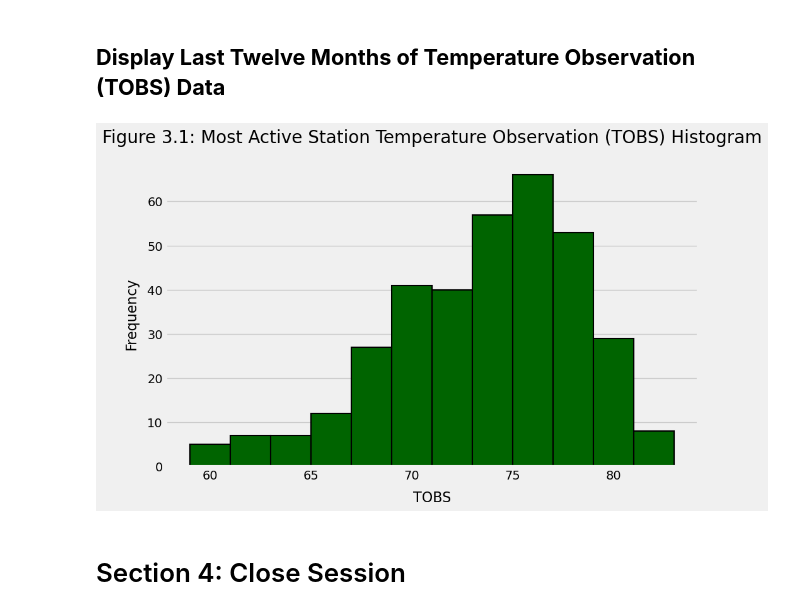
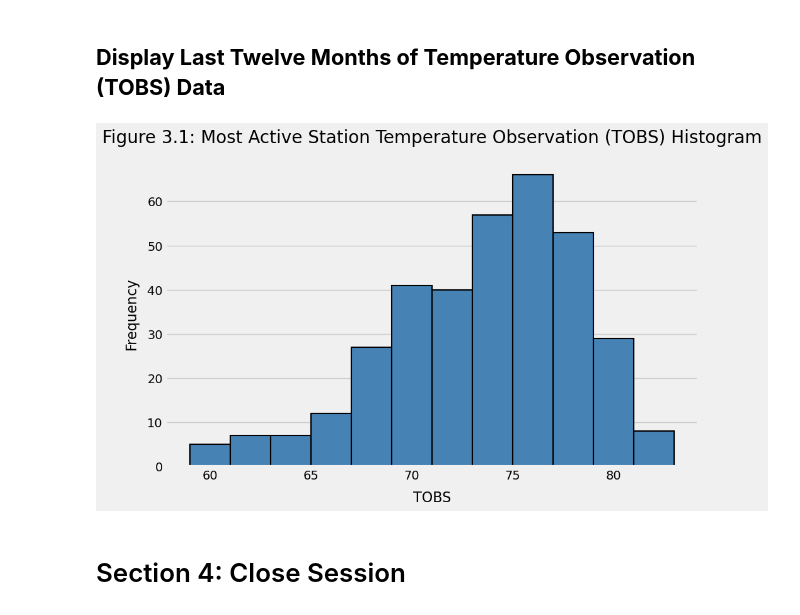
Before and after one commit to njamesgeorge1223/Precipitation-Analysis-from-Weather-Stations-using-SQLAlchemy, a Jupyter notebook: ClimatePy.ipynb, the cells around one changed output. Saved outputs shown, nothing was run; the diff lists cells and outputs as text; code cells hidden in the pictures.

```diff
--- a/ClimatePy.ipynb
+++ b/ClimatePy.ipynb
@@ -561,16 +475,17 @@ log_function \
 # %%
 subroutine \
     .DisplayHistogramFromSeries \
-        (mostActiveStationTOBSDataFrame['tobs'],
+        (mostActiveStationTOBSDataFrame \
+             ['tobs'],
          'Figure 3.1: Most Active Station Temperature Observation (TOBS) Histogram',
          'TOBS',
          'Frequency',
          binsIntegerParameter \
              = 12,
          colorStringParameter \
-             = 'darkgreen')
+             = 'steelblue')
 # %% [output]
-[figure, old version]
+[figure, new version]
 # %% [markdown]
 # Section 4: Close Session
 # %%
```
Also changed, not shown: parts of 22 cells of this notebook, 2 other files.
